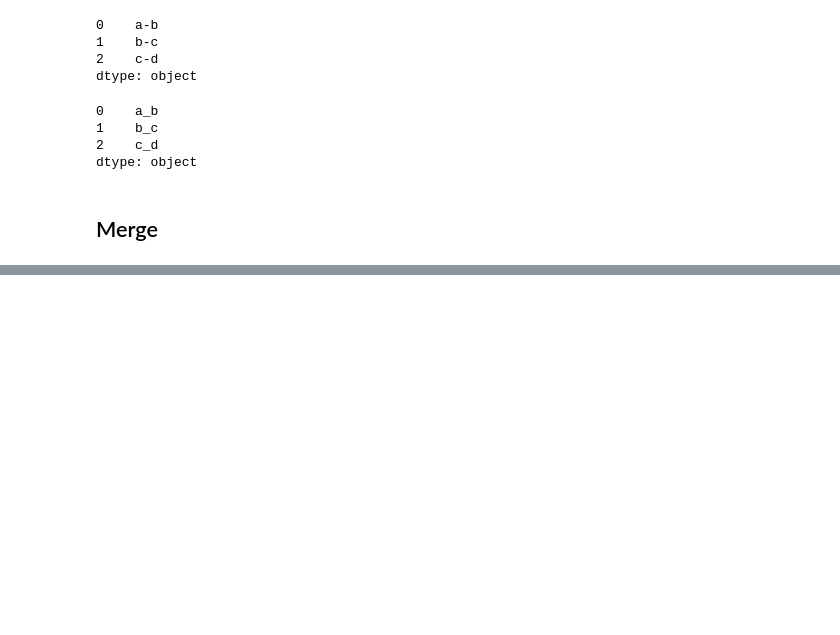
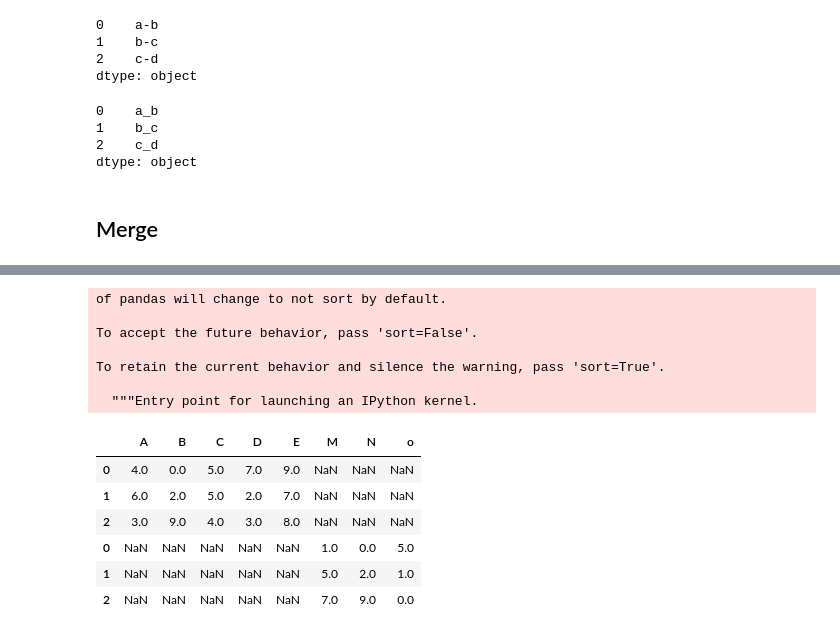
Before and after one commit to stoday/Matplotlib-Numpy-Pandas-Training, a Jupyter notebook: class-03-pandas.ipynb, the cells around one changed output, grey strips where cells are left out. Cells and saved outputs as stored; diff of their text form; code cells hidden in the pictures; blank space fills up the shorter version.

```diff
--- a/class-03-pandas.ipynb
+++ b/class-03-pandas.ipynb
@@ -386,3 +387,20 @@ pd.concat([a, b], axis=1)
+# %%
+pd.concat([a, b], axis=0)
+# %% [output]
+of pandas will change to not sort by default.
+
+To accept the future behavior, pass 'sort=False'.
+
+To retain the current behavior and silence the warning, pass 'sort=True'.
+
+  """Entry point for launching an IPython kernel.
+|  | A | B | C | D | E | M | N | o |
+| 0 | 4.0 | 0.0 | 5.0 | 7.0 | 9.0 | NaN | NaN | NaN |
+| 1 | 6.0 | 2.0 | 5.0 | 2.0 | 7.0 | NaN | NaN | NaN |
+| 2 | 3.0 | 9.0 | 4.0 | 3.0 | 8.0 | NaN | NaN | NaN |
+| 0 | NaN | NaN | NaN | NaN | NaN | 1.0 | 0.0 | 5.0 |
+| 1 | NaN | NaN | NaN | NaN | NaN | 5.0 | 2.0 | 1.0 |
+| 2 | NaN | NaN | NaN | NaN | NaN | 7.0 | 9.0 | 0.0 |
 # %%
 left = pd.DataFrame({'key': ['foo', 'bar'], 'lval': [1, 2]})
 right = pd.DataFrame({'key': ['foo', 'bar'], 'rval': [4, 5]})
```
Also changed, not shown: parts of 4 cells of this notebook, 2 other files.
